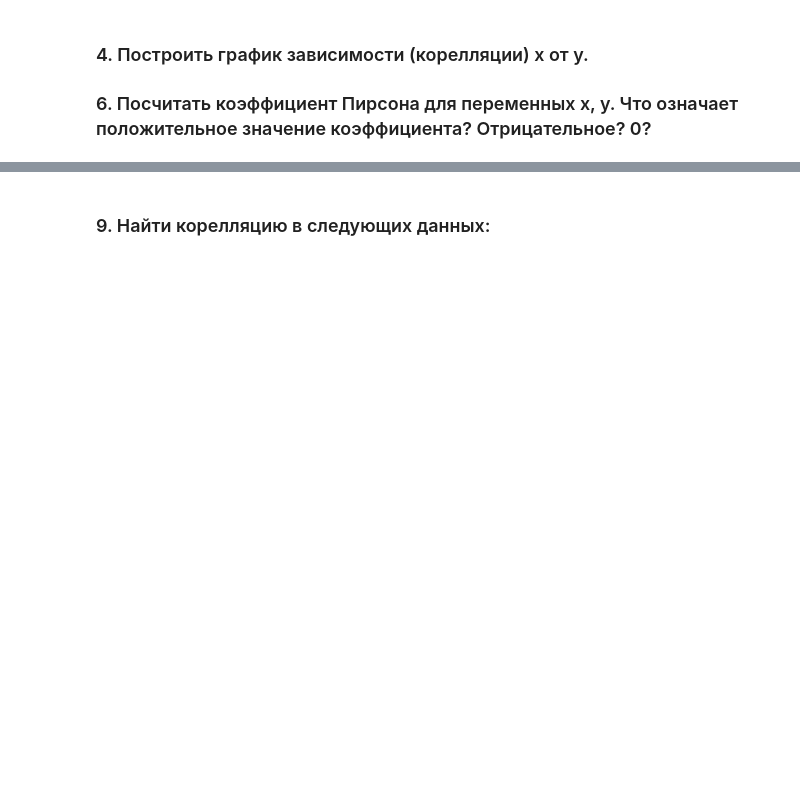
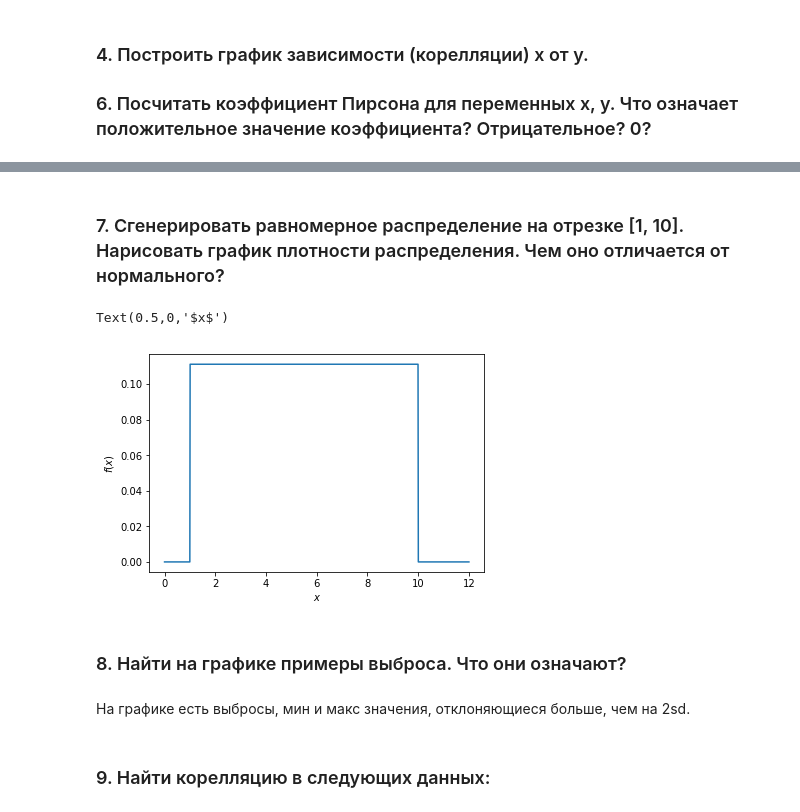
Before and after one commit to kgitt/DATA_ANALYTICS, a Jupyter notebook: python_8 (--).ipynb, the cells around one changed output, grey strips where cells are left out. Drawn from its saved outputs; the diff is of its cells as text; code cells hidden in the pictures; blank space fills up the shorter version.

```diff
--- a/python_8 (--).ipynb
+++ b/python_8 (--).ipynb
@@ -67,3 +64,19 @@ print(corr)
+# %% [markdown]
+### 7. Сгенерировать равномерное распределение на отрезке [1, 10]. Нарисовать график плотности распределения. Чем оно отличается от нормального?
+# %%
+x = np.linspace(0,12,1000)
+pdf = uniform_rv.pdf(x)
+plt.plot(x, pdf)
+
+plt.ylabel('$f(x)$')
+plt.xlabel('$x$')
+# %% [output]
+Text(0.5,0,'$x$')
+[figure, added]
+# %% [markdown]
+### 8. Найти на графике примеры выброса. Что они означают?
+# %% [markdown]
+На графике есть выбросы, мин и макс значения, отклоняющиеся больше, чем на 2sd.
 # %% [markdown]
 ### 9. Найти корелляцию в следующих данных:
 # %%
```
Also changed, not shown: parts of 18 cells of this notebook.
